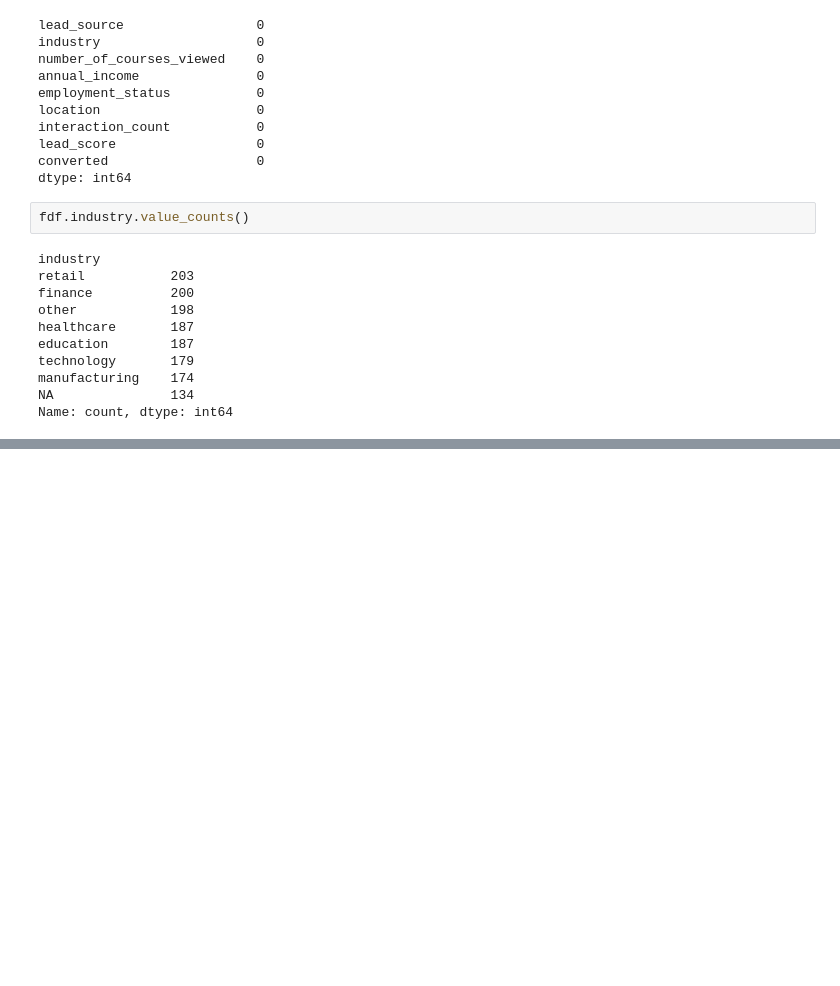
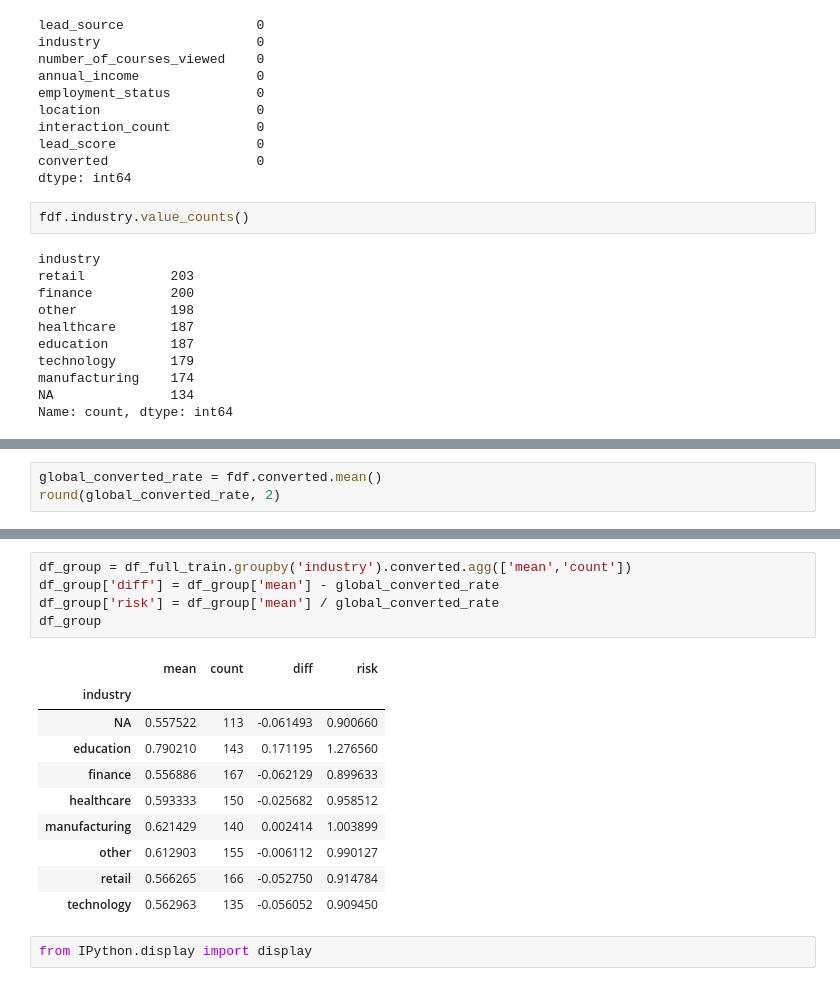
Before and after one commit to ungsur/machine-learning-zoomcamp-homework, a Jupyter notebook: 03-classification/Homework 3.ipynb, the cells around one changed output, grey strips where cells are left out. Saved outputs shown, nothing was run; the diff lists cells and outputs as text; blank space fills up the shorter version.

```diff
--- a/03-classification/Homework 3.ipynb
+++ b/03-classification/Homework 3.ipynb
@@ -137,0 +146,3 @@ AttributeError: 'Series' object has no attribute 'corrwith'
+# %%
+global_converted_rate = fdf.converted.mean()
+round(global_converted_rate, 2)
@@ -137,0 +197,18 @@ AttributeError: 'Series' object has no attribute 'corrwith'
+# %%
+df_group = df_full_train.groupby('industry').converted.agg(['mean','count'])
+df_group['diff'] = df_group['mean'] - global_converted_rate
+df_group['risk'] = df_group['mean'] / global_converted_rate
+df_group
+# %% [output]
+|  | mean | count | diff | risk |
+| industry |  |  |  |  |
+| NA | 0.557522 | 113 | -0.061493 | 0.900660 |
+| education | 0.790210 | 143 | 0.171195 | 1.276560 |
+| finance | 0.556886 | 167 | -0.062129 | 0.899633 |
+| healthcare | 0.593333 | 150 | -0.025682 | 0.958512 |
+| manufacturing | 0.621429 | 140 | 0.002414 | 1.003899 |
+| other | 0.612903 | 155 | -0.006112 | 0.990127 |
+| retail | 0.566265 | 166 | -0.052750 | 0.914784 |
+| technology | 0.562963 | 135 | -0.056052 | 0.909450 |
+# %%
+from IPython.display import display
```
Also changed, not shown: parts of 30 cells of this notebook.
